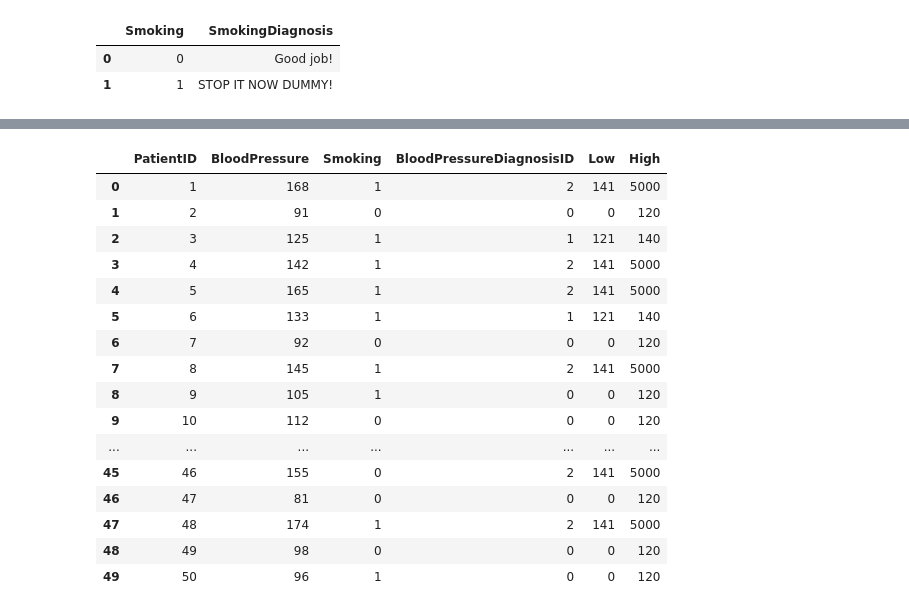
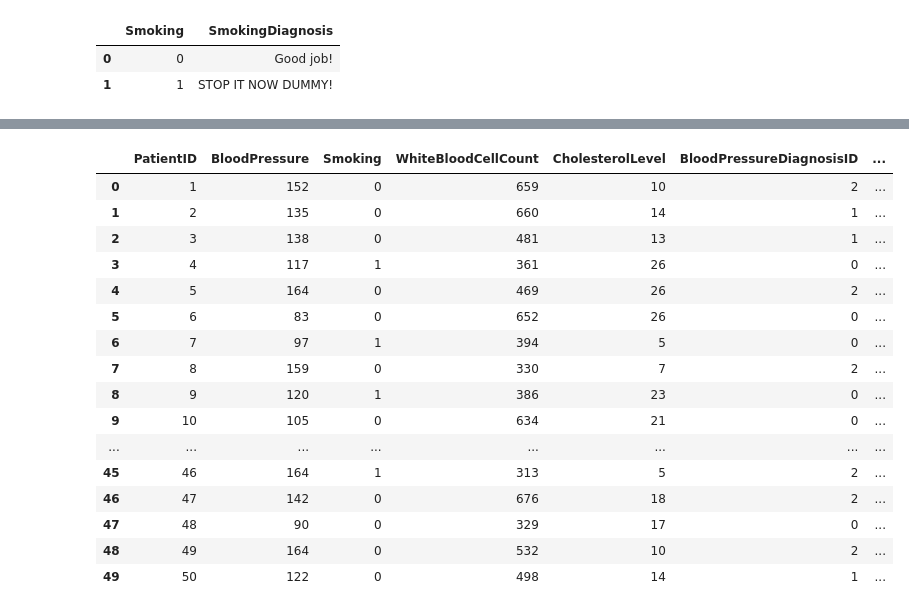
Before and after one commit to evan-freeman/jared, a Jupyter notebook: merge_example.ipynb, the cells around one changed output, grey strips where cells are left out. Drawn from its saved outputs; the diff is of its cells as text; code cells hidden in the pictures.

```diff
--- a/merge_example.ipynb
+++ b/merge_example.ipynb
@@ -10,15 +10,15 @@ import sqlite3
 patient_df = pd.DataFrame({
     'PatientID' : range(1, 51),
     'BloodPressure': np.random.randint(80, 180, 50),
-    'Smoking': np.random.randint(0, 2, 50)
-    # 'WhiteBloodCellCount': np.random.randint(300, 800, 50),
-    # 'CholesterolLevels': np.random.randint(5, 30, 50)
+    'Smoking': np.random.randint(0, 2, 50),
+    'WhiteBloodCellCount': np.random.randint(300, 800, 50),
+    'CholesterolLevel': np.random.randint(5, 30, 50)
 })
 
 BloodPressure_range_df = pd.DataFrame({
     'BloodPressureDiagnosisID': range(3),
-    'Low': [0, 121, 141],
-    'High': [120, 140, 5000]
+    'BloodPressureLow': [0, 121, 141],
+    'BloodPressureHigh': [120, 140, 5000]
 })
 
 BloodPressureDiagnosis_df = pd.DataFrame({
@@ -30,6 +30,24 @@ SmokingDiagnosis_df = pd.DataFrame({
     'Smoking': [0, 1],
     'SmokingDiagnosis': ['Good job!', 'STOP IT NOW DUMMY!']
 })
+
+WhiteBloodCell_range_df = pd.DataFrame({
+    'WhiteBloodCellDiagnosisID': [0, 1],
+    'WhiteBloodCellLow': [0, 501],
+    'WhiteBloodCellHigh': [500, 10000]
+})
+
+Cholesterol_range_df = pd.DataFrame({
+    'CholesterolDiagnosisID': [0, 1],
+    'CholesterolLow': [0, 16],
+    'CholesterolHigh': [15, 100]
+})
+
+CombinedWhiteBloodCellAndCholesterolDiagnosis_df = pd.DataFrame({
+    'WhiteBloodCellDiagnosisID': [0, 0, 1, 1],
+    'CholesterolDiagnosisID': [0, 1, 0, 1],
+    'CombinedWhiteBloodCellAndCholesterolDiagnosis': ['Nice', 'Take more walks', 'Eat more chocolate', 'Strike first, strike hard, no mercy!']
+})
 # %%
 patient_df
 # %% [output]
@@ -73,28 +111,38 @@ SmokingDiagnosis_df
 # %%
 # There's no good way in pandas to join on a range of values, so easiest to use sql for any part involving a range. The rest can be done easily with merges.
 
 conn = sqlite3.connect(':memory:')
 patient_df.to_sql("patient_df", conn, index=False)
 BloodPressure_range_df.to_sql("BloodPressure_range_df", conn, index=False)
-query = "SELECT * FROM patient_df LEFT JOIN BloodPressure_range_df ON patient_df.BloodPressure BETWEEN BloodPressure_range_df.Low AND BloodPressure_range_df.High"
+WhiteBloodCell_range_df.to_sql("WhiteBloodCell_range_df", conn, index=False)
+Cholesterol_range_df.to_sql("Cholesterol_range_df", conn, index=False)
+query = """
+
+SELECT patient_df.*, BloodPressure_range_df.BloodPressureDiagnosisID, WhiteBloodCell_range_df.WhiteBloodCellDiagnosisID, Cholesterol_range_df.CholesterolDiagnosisID
+FROM patient_df
+LEFT JOIN BloodPressure_range_df ON patient_df.BloodPressure BETWEEN BloodPressure_range_df.BloodPressureLow AND BloodPressure_range_df.BloodPressureHigh
+LEFT JOIN WhiteBloodCell_range_df ON patient_df.WhiteBloodCellCount BETWEEN WhiteBloodCell_range_df.WhiteBloodCellLow AND WhiteBloodCell_range_df.WhiteBloodCellHigh
+LEFT JOIN Cholesterol_range_df ON patient_df.CholesterolLevel BETWEEN Cholesterol_range_df.CholesterolLow AND Cholesterol_range_df.CholesterolHigh
+"""
+
 new_patient_df = pd.read_sql_query(query, conn)
 
 new_patient_df
 # %% [output]
-|  | PatientID | BloodPressure | Smoking | BloodPressureDiagnosisID | Low | High |
-| 0 | 1 | 168 | 1 | 2 | 141 | 5000 |
-| 1 | 2 | 91 | 0 | 0 | 0 | 120 |
-| 2 | 3 | 125 | 1 | 1 | 121 | 140 |
-| 3 | 4 | 142 | 1 | 2 | 141 | 5000 |
-| 4 | 5 | 165 | 1 | 2 | 141 | 5000 |
-| 5 | 6 | 133 | 1 | 1 | 121 | 140 |
-| 6 | 7 | 92 | 0 | 0 | 0 | 120 |
-| 7 | 8 | 145 | 1 | 2 | 141 | 5000 |
-| 8 | 9 | 105 | 1 | 0 | 0 | 120 |
-| 9 | 10 | 112 | 0 | 0 | 0 | 120 |
-| ... | ... | ... | ... | ... | ... | ... |
-| 45 | 46 | 155 | 0 | 2 | 141 | 5000 |
-| 46 | 47 | 81 | 0 | 0 | 0 | 120 |
-| 47 | 48 | 174 | 1 | 2 | 141 | 5000 |
-| 48 | 49 | 98 | 0 | 0 | 0 | 120 |
-| 49 | 50 | 96 | 1 | 0 | 0 | 120 |
+|  | PatientID | BloodPressure | Smoking | WhiteBloodCellCount | CholesterolLevel | BloodPressureDiagnosisID | ... |
+| 0 | 1 | 152 | 0 | 659 | 10 | 2 | ... |
+| 1 | 2 | 135 | 0 | 660 | 14 | 1 | ... |
+| 2 | 3 | 138 | 0 | 481 | 13 | 1 | ... |
+| 3 | 4 | 117 | 1 | 361 | 26 | 0 | ... |
+| 4 | 5 | 164 | 0 | 469 | 26 | 2 | ... |
+| 5 | 6 | 83 | 0 | 652 | 26 | 0 | ... |
+| 6 | 7 | 97 | 1 | 394 | 5 | 0 | ... |
+| 7 | 8 | 159 | 0 | 330 | 7 | 2 | ... |
+| 8 | 9 | 120 | 1 | 386 | 23 | 0 | ... |
+| 9 | 10 | 105 | 0 | 634 | 21 | 0 | ... |
+| ... | ... | ... | ... | ... | ... | ... | ... |
+| 45 | 46 | 164 | 1 | 313 | 5 | 2 | ... |
+| 46 | 47 | 142 | 0 | 676 | 18 | 2 | ... |
+| 47 | 48 | 90 | 0 | 329 | 17 | 0 | ... |
+| 48 | 49 | 164 | 0 | 532 | 10 | 2 | ... |
+| 49 | 50 | 122 | 0 | 498 | 14 | 1 | ... |
```
Also changed, not shown: parts of 7 cells of this notebook.
